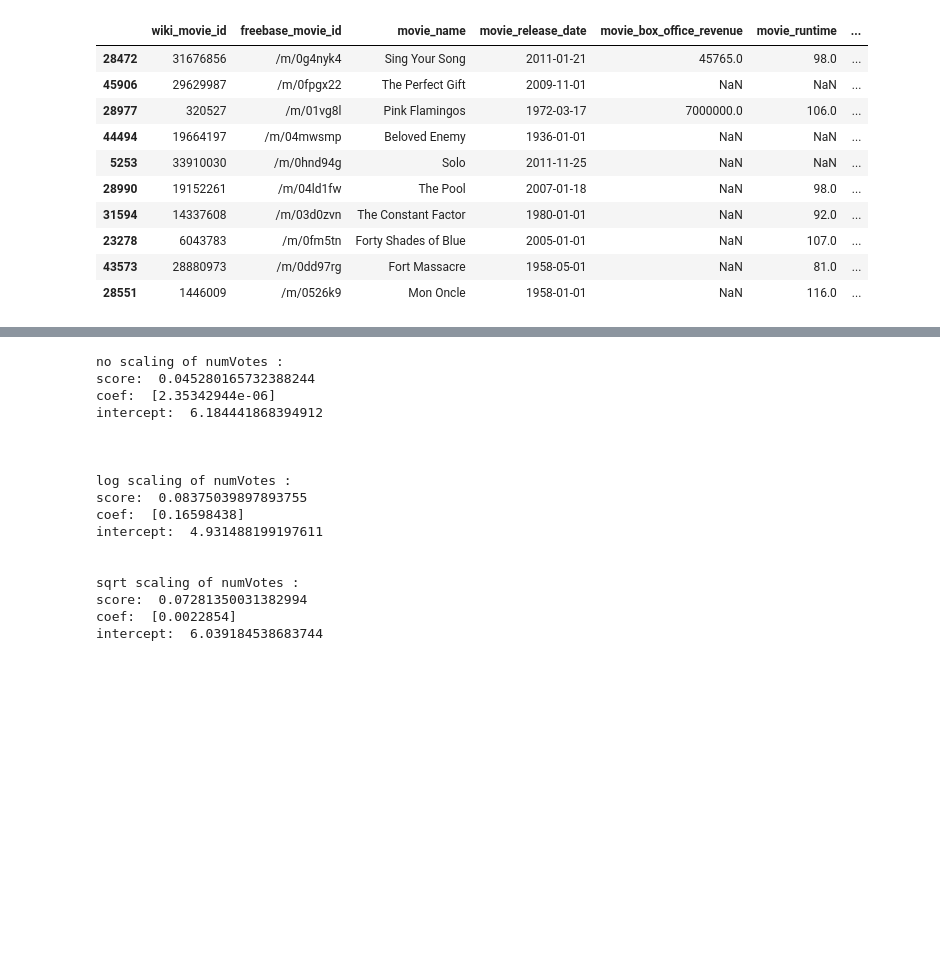
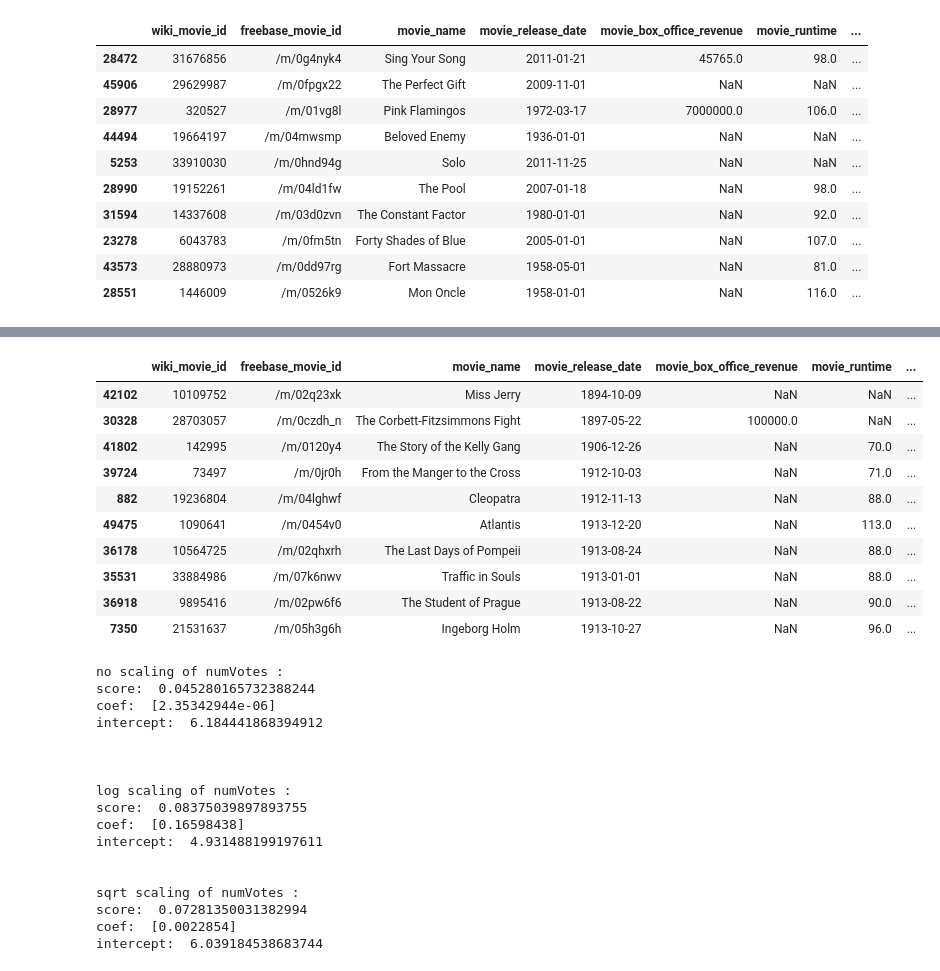
Before and after one commit to epfl-ada/ada-2023-project-adhd2023, a Jupyter notebook: milestone2.ipynb, the cells around one changed output, grey strips where cells are left out. Saved outputs shown, nothing was run; the diff lists cells and outputs as text; code cells hidden in the pictures; blank space fills up the shorter version.

```diff
--- a/milestone2.ipynb
+++ b/milestone2.ipynb
@@ -644,3 +650,19 @@ interactive(children=(IntSlider(value=1900, description='start', max=2010, min=1
+# %%
+movies_ratings[movies_ratings['startYear'].astype(int) < 1915].sample(10)
+movies_ratings['startYear'].astype(int).min()
+movies_ratings.sort_values(by='startYear').head(10)
+# %% [output]
+|  | wiki_movie_id | freebase_movie_id | movie_name | movie_release_date | movie_box_office_revenue | movie_runtime | ... |
+| 42102 | 10109752 | /m/02q23xk | Miss Jerry | 1894-10-09 | NaN | NaN | ... |
+| 30328 | 28703057 | /m/0czdh_n | The Corbett-Fitzsimmons Fight | 1897-05-22 | 100000.0 | NaN | ... |
+| 41802 | 142995 | /m/0120y4 | The Story of the Kelly Gang | 1906-12-26 | NaN | 70.0 | ... |
+| 39724 | 73497 | /m/0jr0h | From the Manger to the Cross | 1912-10-03 | NaN | 71.0 | ... |
+| 882 | 19236804 | /m/04lghwf | Cleopatra | 1912-11-13 | NaN | 88.0 | ... |
+| 49475 | 1090641 | /m/0454v0 | Atlantis | 1913-12-20 | NaN | 113.0 | ... |
+| 36178 | 10564725 | /m/02qhxrh | The Last Days of Pompeii | 1913-08-24 | NaN | 88.0 | ... |
+| 35531 | 33884986 | /m/07k6nwv | Traffic in Souls | 1913-01-01 | NaN | 88.0 | ... |
+| 36918 | 9895416 | /m/02pw6f6 | The Student of Prague | 1913-08-22 | NaN | 90.0 | ... |
+| 7350 | 21531637 | /m/05h3g6h | Ingeborg Holm | 1913-10-27 | NaN | 96.0 | ... |
 # %%
 from sklearn.linear_model import LinearRegression
 # %%
```
Also changed, not shown: parts of 8 cells of this notebook.
